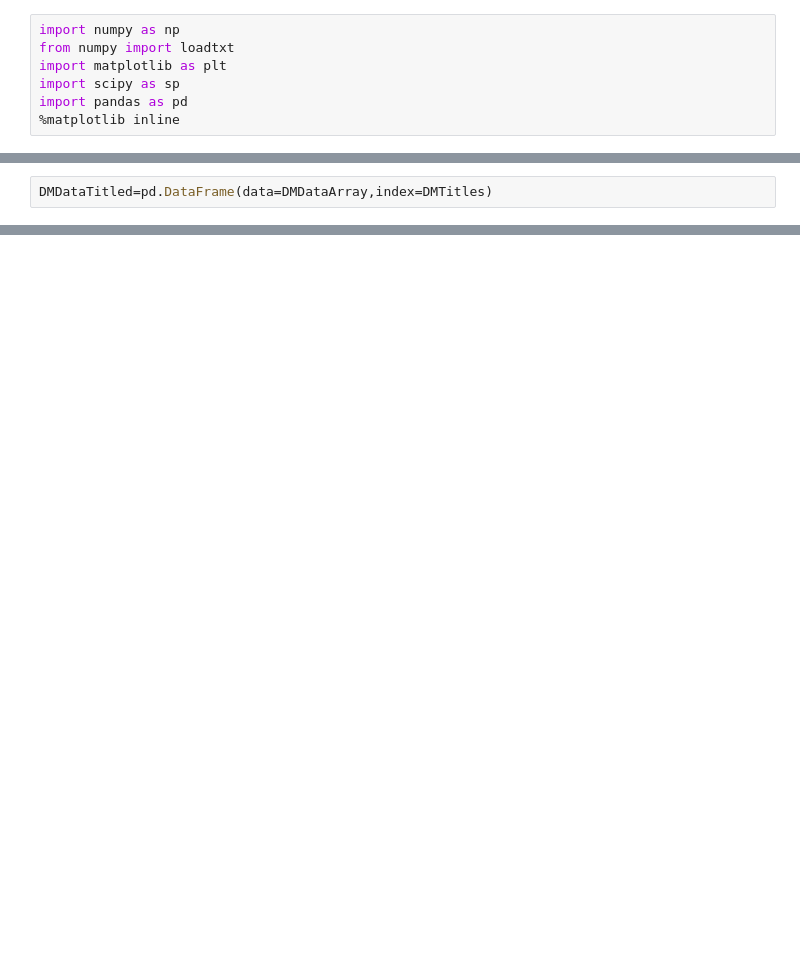
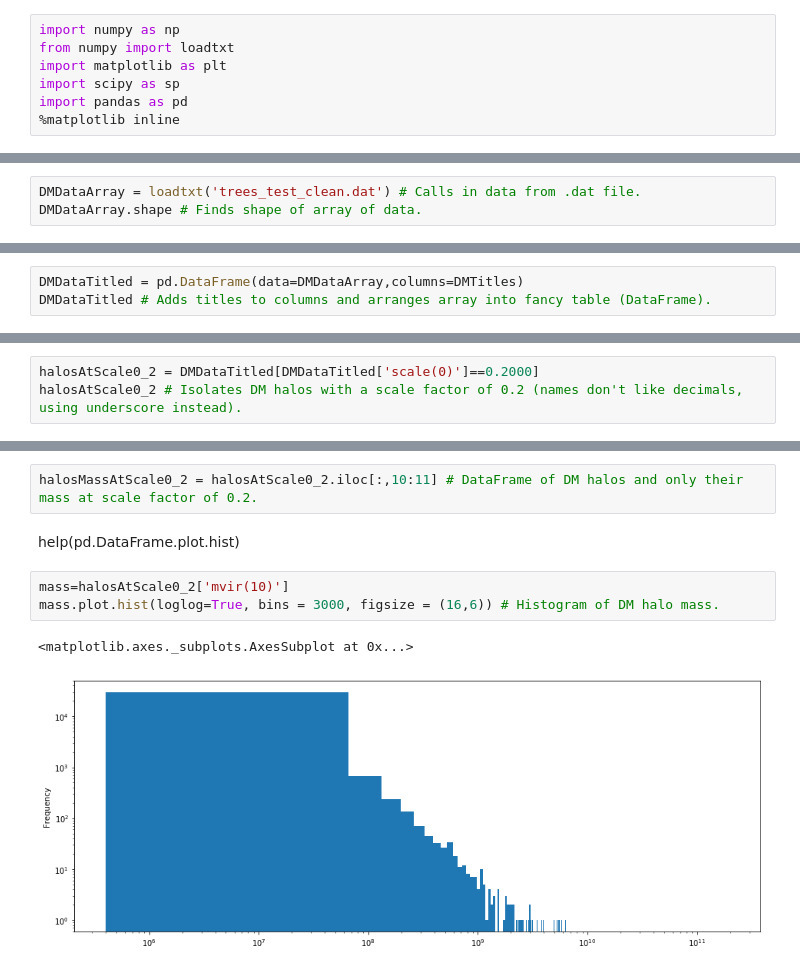
Before and after one commit to jortiz630/Dark-Matter-Tree-Data, a Jupyter notebook: DMDataAnalysis_py2.ipynb, the cells around one changed output, grey strips where cells are left out. Cells and saved outputs as stored; diff of their text form; blank space fills up the shorter version.

Commit message:
Created histogram of DM halos' mass at scale factor of 0.2.

```diff
--- a/DMDataAnalysis_py2.ipynb
+++ b/DMDataAnalysis_py2.ipynb
@@ -32,0 +8,3 @@ class DataFrame(pandas.core.generic.NDFrame)
+# %%
+DMDataArray = loadtxt('trees_test_clean.dat') # Calls in data from .dat file.
+DMDataArray.shape # Finds shape of array of data.
@@ -42,3 +27,4 @@ DMTitles=['scale(0)', 'id(1)', 'desc_scale(2)', 'desc_id(3)', 'num_prog(4)', 'pi
 # %%
-DMDataTitled=pd.DataFrame(data=DMDataArray,index=DMTitles)
+DMDataTitled = pd.DataFrame(data=DMDataArray,columns=DMTitles)
+DMDataTitled # Adds titles to columns and arranges array into fancy table (DataFrame).
 # %% [output]
@@ -45,0 +49,3 @@ ValueError: Shape of passed values is (56, 314045), indices imply (56, 56)
+# %%
+halosAtScale0_2 = DMDataTitled[DMDataTitled['scale(0)']==0.2000]
+halosAtScale0_2 # Isolates DM halos with a scale factor of 0.2 (names don't like decimals, using underscore instead).
@@ -45,0 +71,10 @@ ValueError: Shape of passed values is (56, 314045), indices imply (56, 56)
+# %%
+halosMassAtScale0_2 = halosAtScale0_2.iloc[:,10:11] # DataFrame of DM halos and only their mass at scale factor of 0.2.
+# %% [markdown]
+help(pd.DataFrame.plot.hist)
+# %%
+mass=halosAtScale0_2['mvir(10)']
+mass.plot.hist(loglog=True, bins = 3000, figsize = (16,6)) # Histogram of DM halo mass.
+# %% [output]
+<matplotlib.axes._subplots.AxesSubplot at 0x...>
+[figure, added]
```
Also changed, not shown: parts of 8 cells of this notebook.
